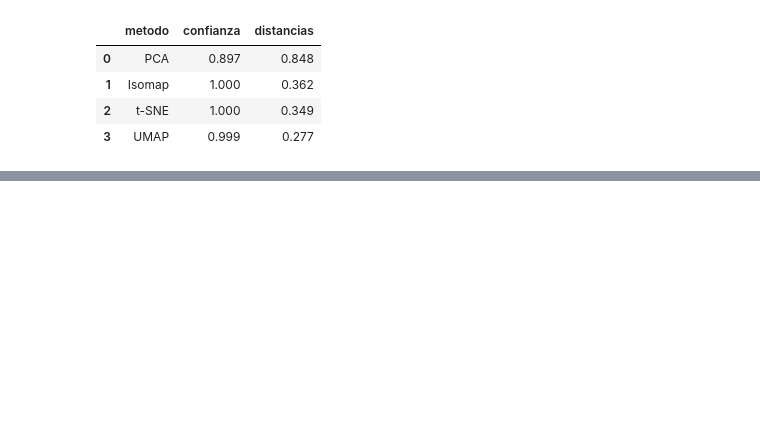
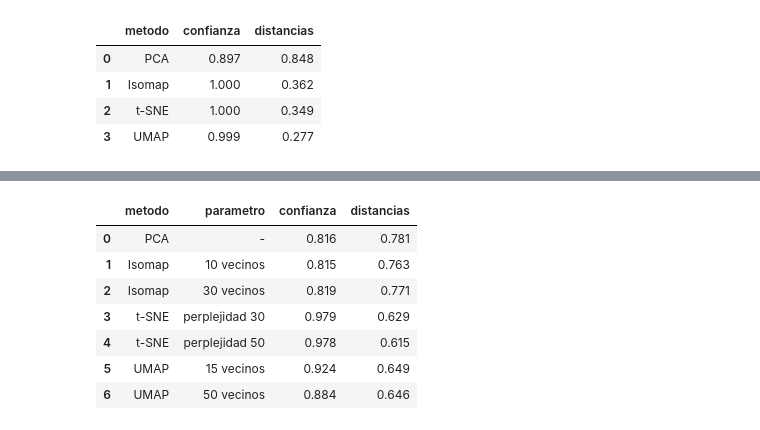
Before and after one commit to uo293890/IN-202627, a Jupyter notebook: notebooks/02_metodos.ipynb, the cells around one changed output, grey strips where cells are left out. Drawn from its saved outputs; the diff is of its cells as text; code cells hidden in the pictures; blank space fills up the shorter version.

```diff
--- a/notebooks/02_metodos.ipynb
+++ b/notebooks/02_metodos.ipynb
@@ -110,0 +226,31 @@ resultados
+# %%
+metricas = pd.DataFrame({
+    "metodo": ["PCA", "Isomap", "Isomap", "t-SNE", "t-SNE", "UMAP", "UMAP"],
+    "parametro": ["-", "10 vecinos", "30 vecinos", "perplejidad 30", "perplejidad 50", "15 vecinos", "50 vecinos"],
+    "confianza": [trustworthiness(X_hog, Y_pca_h, n_neighbors=10),
+                  trustworthiness(X_hog, Y_iso10, n_neighbors=10),
+                  trustworthiness(X_hog, Y_iso30, n_neighbors=10),
+                  trustworthiness(X_hog, Y_tsne30, n_neighbors=10),
+                  trustworthiness(X_hog, Y_tsne50, n_neighbors=10),
+                  trustworthiness(X_hog, Y_umap15, n_neighbors=10),
+                  trustworthiness(X_hog, Y_umap50, n_neighbors=10)],
+    "distancias": [correlacion_distancias(X_hog, Y_pca_h),
+                   correlacion_distancias(X_hog, Y_iso10),
+                   correlacion_distancias(X_hog, Y_iso30),
+                   correlacion_distancias(X_hog, Y_tsne30),
+                   correlacion_distancias(X_hog, Y_tsne50),
+                   correlacion_distancias(X_hog, Y_umap15),
+                   correlacion_distancias(X_hog, Y_umap50)],
+}).round(3)
+
+metricas.to_csv("../salidas/metricas.csv", index=False)
+metricas
+# %% [output]
+|  | metodo | parametro | confianza | distancias |
+| 0 | PCA | - | 0.816 | 0.781 |
+| 1 | Isomap | 10 vecinos | 0.815 | 0.763 |
+| 2 | Isomap | 30 vecinos | 0.819 | 0.771 |
+| 3 | t-SNE | perplejidad 30 | 0.979 | 0.629 |
+| 4 | t-SNE | perplejidad 50 | 0.978 | 0.615 |
+| 5 | UMAP | 15 vecinos | 0.924 | 0.649 |
+| 6 | UMAP | 50 vecinos | 0.884 | 0.646 |
```
Also changed, not shown: parts of 20 cells of this notebook, 5 other files.
